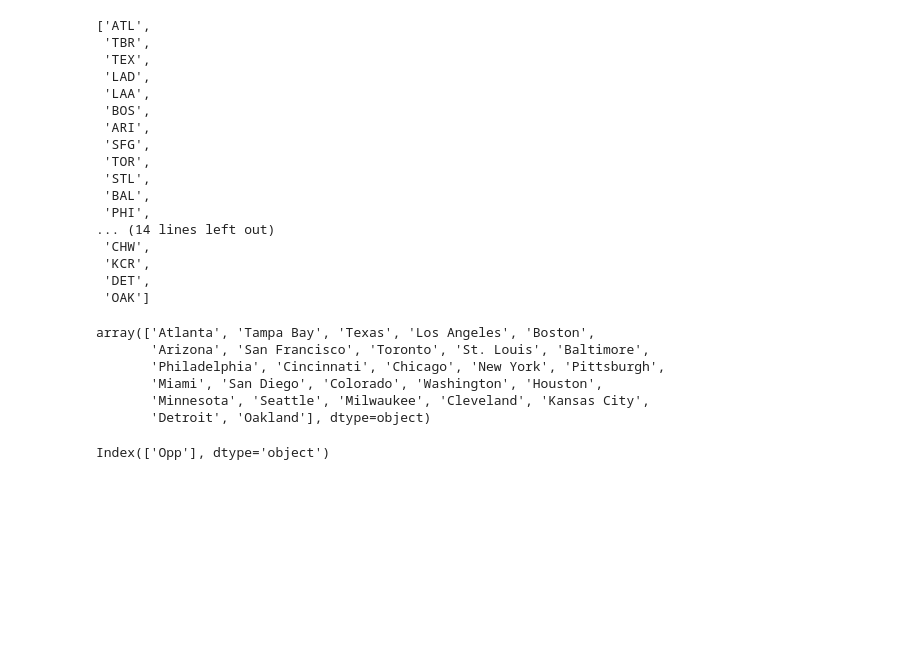
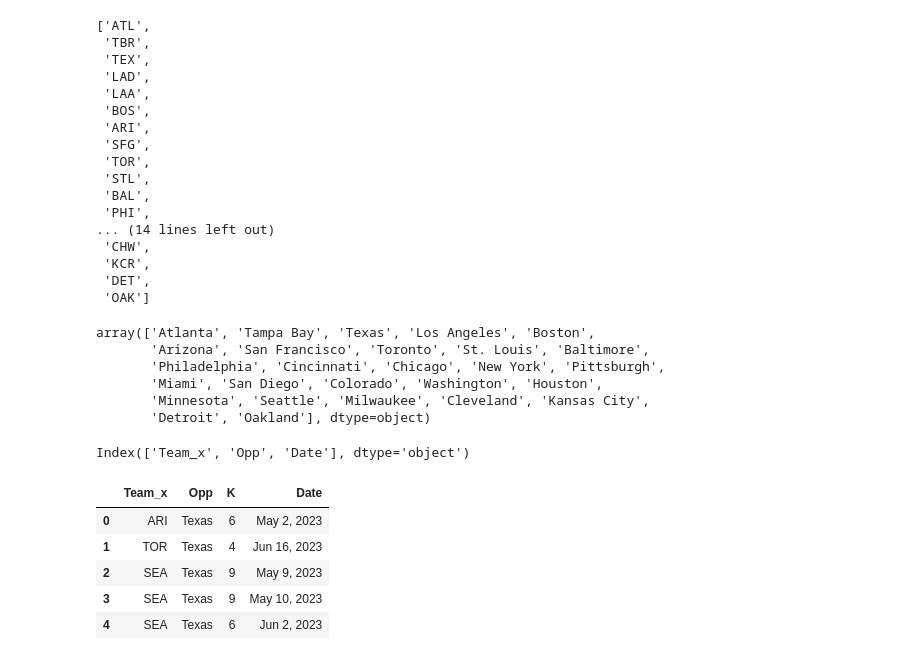
Before and after one commit to mcgillies/PitcherGamePreds, a Jupyter notebook: base_data_exploration.ipynb, the cells around one changed output. Drawn from its saved outputs; the diff is of its cells as text; code cells hidden in the pictures; blank space fills up the shorter version.

```diff
--- a/base_data_exploration.ipynb
+++ b/base_data_exploration.ipynb
@@ -253,9 +253,16 @@ array(['Atlanta', 'Tampa Bay', 'Texas', 'Los Angeles', 'Boston',
 # %%
 full_df = pitch_all.merge(team_data, left_on = "Opp", right_on = "Team")
 full_df.head(30)
-full_df = full_df.drop(columns = ['Team_x', 'Team_y', 'Dol', 'Age Rng', 'Name'])
+full_df = full_df.drop(columns = ['Team_y', 'Dol', 'Age Rng', 'Name'])
 print(full_df.select_dtypes(include = 'object').columns)
+full_df[['Team_x', 'Opp', 'K', 'Date']].head()
 # %% [output]
-Index(['Opp'], dtype='object')
+Index(['Team_x', 'Opp', 'Date'], dtype='object')
+|  | Team_x | Opp | K | Date |
+| 0 | ARI | Texas | 6 | May 2, 2023 |
+| 1 | TOR | Texas | 4 | Jun 16, 2023 |
+| 2 | SEA | Texas | 9 | May 9, 2023 |
+| 3 | SEA | Texas | 9 | May 10, 2023 |
+| 4 | SEA | Texas | 6 | Jun 2, 2023 |
 # %%
 full_df.to_csv("data/all_stats.csv")
```
Also changed, not shown: parts of 2 cells of this notebook, 3 other files.
